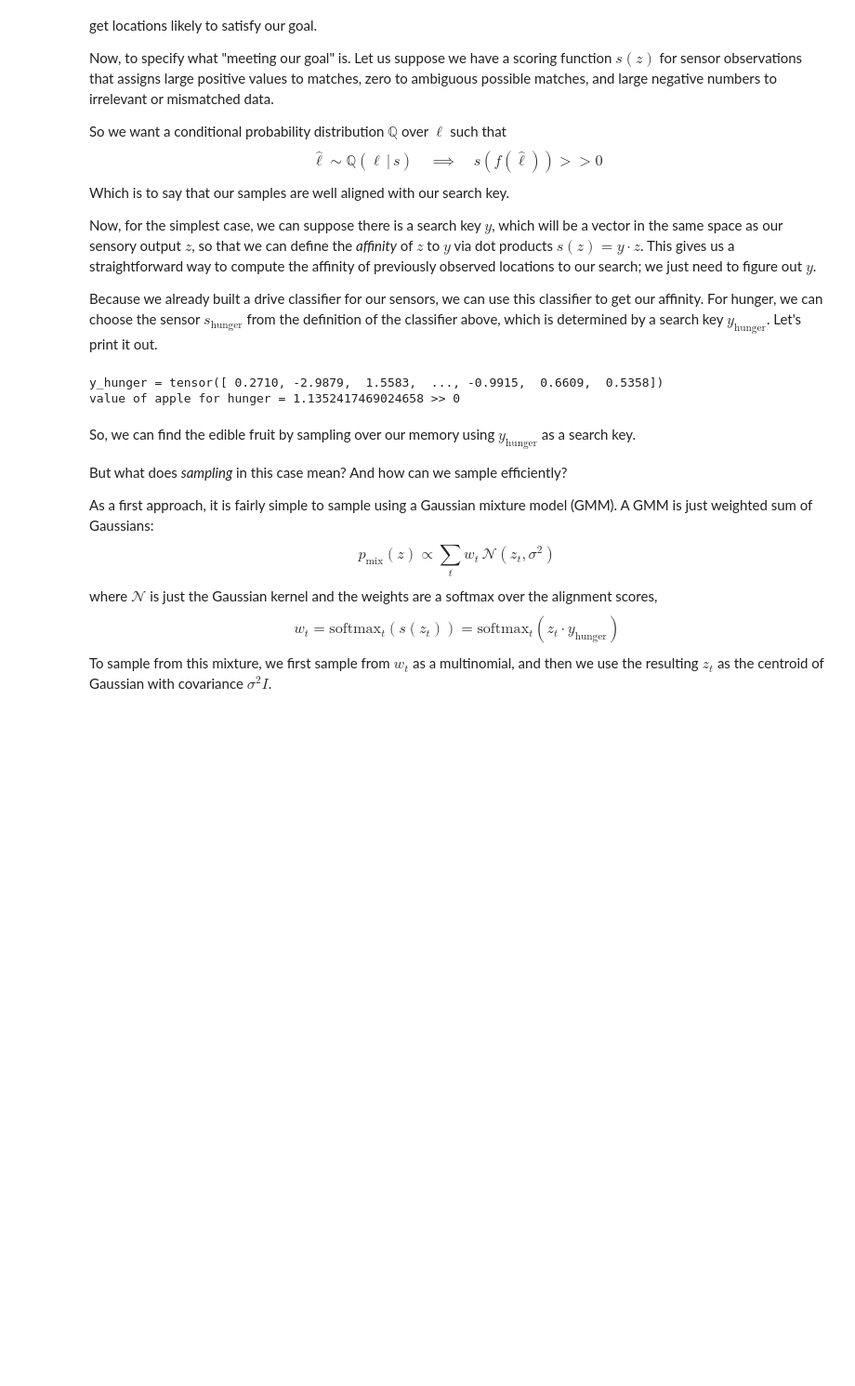
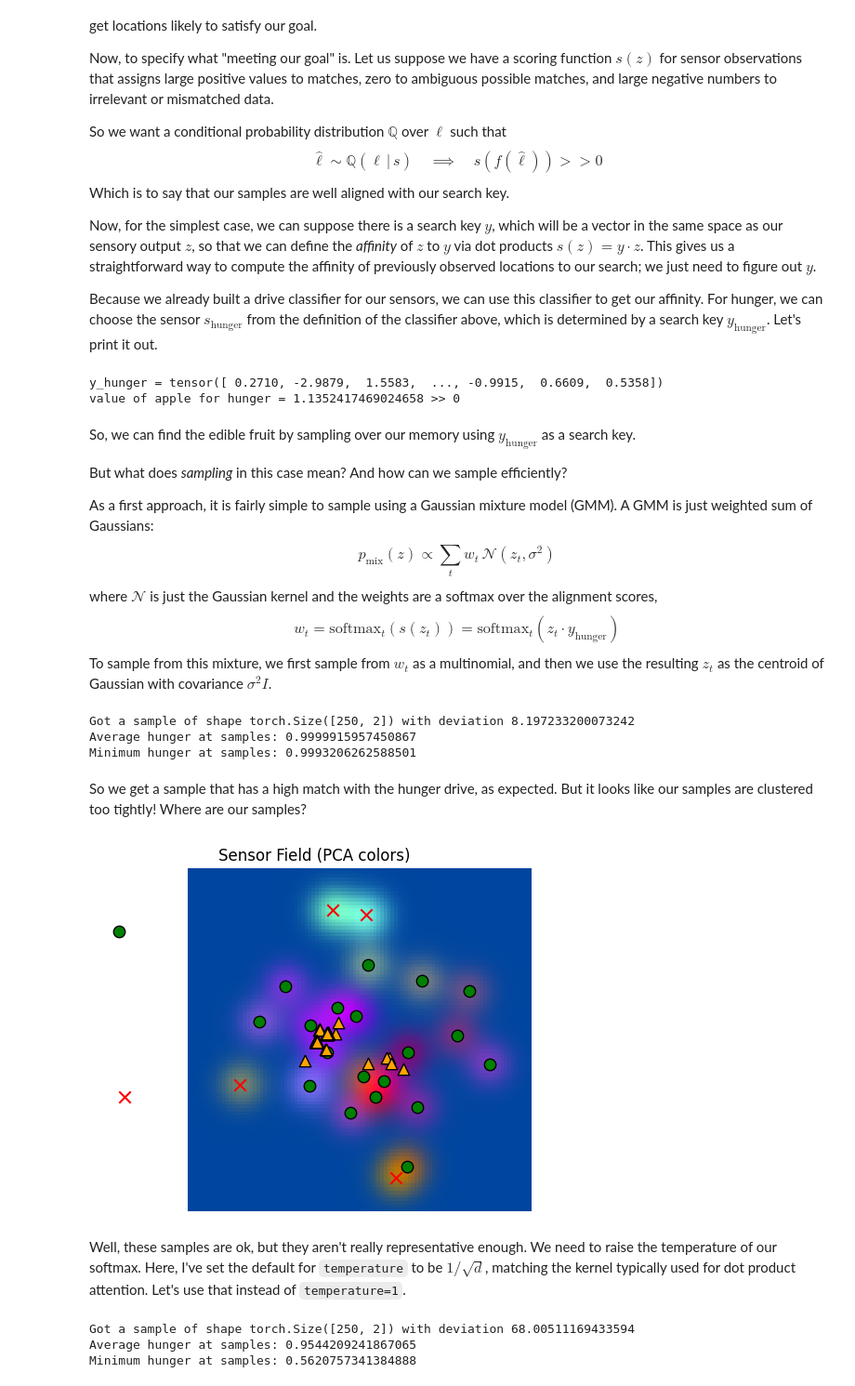
Before and after one commit to hypernicon/tree-world, a Jupyter notebook: notebook/map_testing.ipynb, the cells around one changed output. Shown at 93% size. Drawn from its saved outputs; the diff is of its cells as text; code cells hidden in the pictures; blank space fills up the shorter version.

```diff
--- a/notebook/map_testing.ipynb
+++ b/notebook/map_testing.ipynb
@@ -503,3 +504,78 @@ $$
 w_t = \text{softmax}_t \left(s(z_t)\right) = \text{softmax}_t \left(z_t \cdot y_{\text{hunger}}\right)
 $$
 To sample from this mixture, we first sample from $w_t$ as a multinomial, and then we use the resulting $z_t$ as the centroid of Gaussian with covariance $\sigma^2 I$.
+# %%
+def sample_conditional_gmm(memory_locations: torch.Tensor, memory_location_sds: torch.Tensor, memory_values: torch.Tensor,
+                           search_key: torch.Tensor, sigma_scale: float=1.0, num_samples: int=1, temperature: float=None):
+    # memory_locations has shape (..., num_observations, dim)
+    # memory_values has shape (..., num_observations, embed_dim)
+    # search_key has shape (..., embed_dim)
+
+    if temperature is None:
+        temperature = memory_values.shape[-1]**(-0.5)
+
+    # compute the alignment scores
+    s_t = torch.bmm(memory_values, search_key[..., None]).squeeze(-1)
+    w_t = torch.softmax(temperature * s_t, dim=-1)
+
+    # sample from the mixture, result will be (..., num_samples)
+    t = torch.multinomial(w_t, num_samples=num_samples, replacement=True)
+    t = t.unsqueeze(-1).repeat(1, 1, memory_locations.shape[-1])
+    loc_mean = memory_locations.gather(dim=-2, index=t)
+    loc_sd = memory_location_sds.gather(dim=-2, index=t)
+    return loc_mean + torch.randn_like(loc_mean) * sigma_scale * loc_sd
+
+# take a sample
+hunger_sample = sample_conditional_gmm(
+    memory.memory_locations, memory.memory_location_sds, memory.memory_senses, y_hunger[None, ...], num_samples=250,
+    temperature=1.0
+).squeeze(0)
+hunger_sample_deviation = torch.norm(hunger_sample - hunger_sample.mean(dim=-1, keepdim=True), dim=-1).std()
+print(f"Got a sample of shape {hunger_sample.shape} with deviation {hunger_sample_deviation}")
+
+_, sensor_data_at_samples, _ = sensor.sense(world, hunger_sample, None)
+
+drives_at_samples = drive_classifier(sensor_data_at_samples)
+
+avg_hunger_at_samples = drives_at_samples[:, drive_keys["edible"]].mean().item()
+min_hunger_at_samples = drives_at_samples[:, drive_keys["edible"]].min().item()
+
+print(f"Average hunger at samples: {avg_hunger_at_samples}")
+print(f"Minimum hunger at samples: {min_hunger_at_samples}")
+# %% [output]
+Got a sample of shape torch.Size([250, 2]) with deviation 8.197233200073242
+Average hunger at samples: 0.9999915957450867
+Minimum hunger at samples: 0.9993206262588501
+# %% [markdown]
+So we get a sample that has a high match with the hunger drive, as expected. But it looks like our samples are clustered too tightly! Where are our samples?
+# %%
+_, fig, ax = plot_sensor_field(sensor_values)
+
+for sample in hunger_sample:
+    ax.scatter(sample[0], sample[1], c="orange", marker="^", s=80, edgecolor="k")
+# %% [output]
+[figure, added]
+# %% [markdown]
+Well, these samples are ok, but they aren't really representative enough. We need to raise the temperature of our softmax. Here, I've set the default for `temperature` to be $1 / \sqrt{d}$, matching the kernel typically used for dot product attention. Let's use that instead of `temperature=1`.
+# %%
+# take a sample
+hunger_sample_temperature = sample_conditional_gmm(
+    memory.memory_locations, memory.memory_location_sds, memory.memory_senses, y_hunger[None, ...], num_samples=250,
+    temperature=None # <-- default; uses 1 / sqrt(d)
+).squeeze(0)
+hunger_sample_deviation = torch.norm(hunger_sample_temperature - hunger_sample_temperature.mean(dim=-1, keepdim=True), dim=-1).std()
+print(f"Got a sample of shape {hunger_sample_temperature.shape} with deviation {hunger_sample_deviation}")
+
+_, sensor_data_at_samples_temperature, _ = sensor.sense(world, hunger_sample_temperature, None)
+
+drives_at_samples_temperature = drive_classifier(sensor_data_at_samples_temperature)
+
+avg_hunger_at_samples_temperature = drives_at_samples_temperature[:, drive_keys["edible"]].mean().item()
+min_hunger_at_samples_temperature = drives_at_samples_temperature[:, drive_keys["edible"]].min().item()
+
+print(f"Average hunger at samples: {avg_hunger_at_samples_temperature}")
+print(f"Minimum hunger at samples: {min_hunger_at_samples_temperature}")
+# %% [output]
+Got a sample of shape torch.Size([250, 2]) with deviation 68.00511169433594
+Average hunger at samples: 0.9544209241867065
+Minimum hunger at samples: 0.5620757341384888
```
Also changed, not shown: parts of 8 cells of this notebook.
